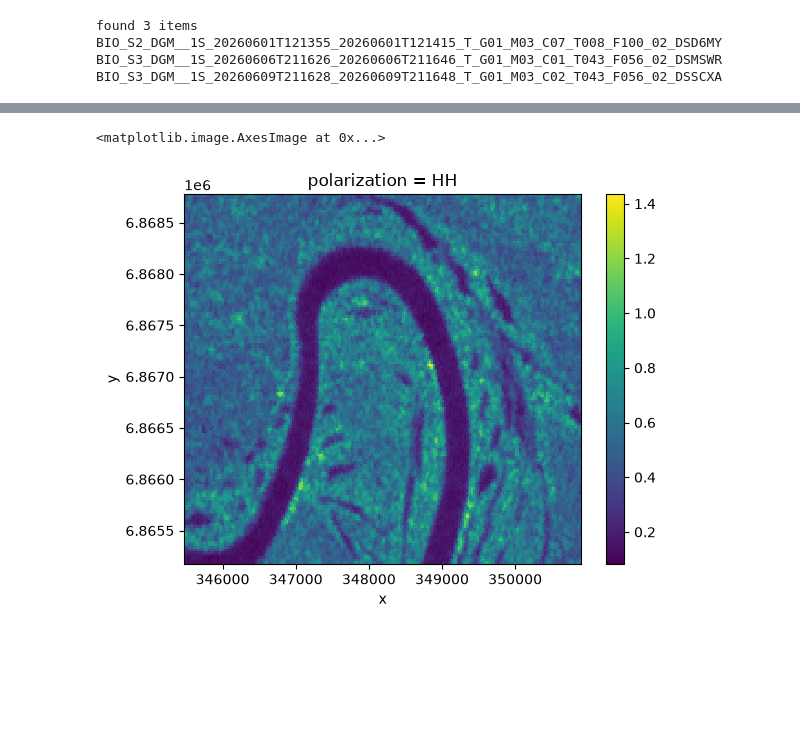
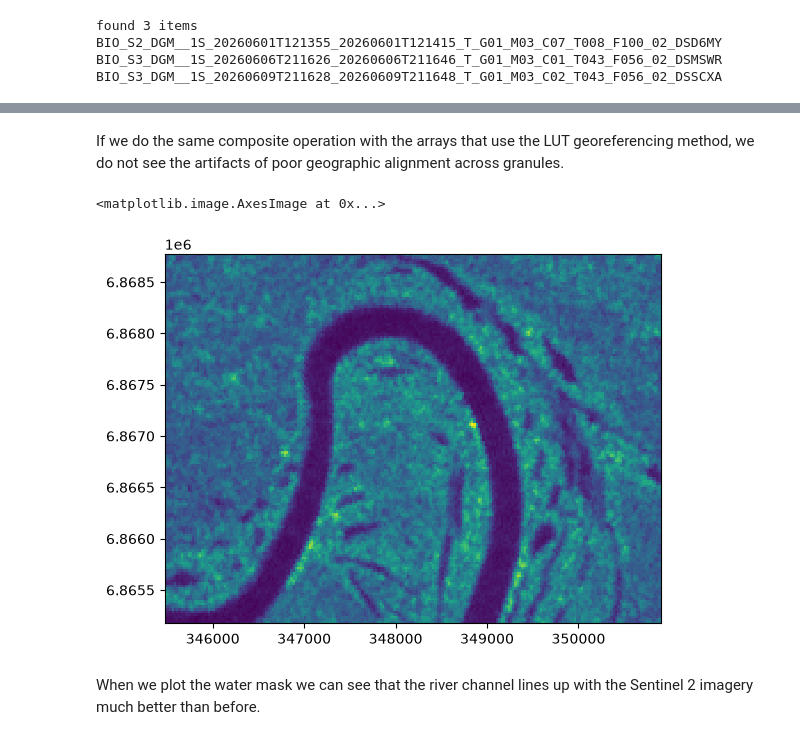
Before and after one commit to MAAP-Project/esa-biomass-gamma0, a Jupyter notebook: docs/georeferencing.ipynb, the cells around one changed output, grey strips where cells are left out. Drawn from its saved outputs; the diff is of its cells as text; code cells hidden in the pictures; blank space fills up the shorter version.

```diff
--- a/docs/georeferencing.ipynb
+++ b/docs/georeferencing.ipynb
@@ -63,7 +129,7 @@ client = Client.open(STAC_API_URL)
 
 search = client.search(
     collections="BiomassLevel1b",
-    intersects=box(*BBOX),
+    intersects=box(*bbox),
     datetime="2026-06-01T00:00:00Z/2026-06-12T00:00:00Z",
     sortby="datetime",
     max_items=6,
@@ -247,13 +301,14 @@ plt.show()
 with rasterio.Env(GDAL_HTTP_HEADERS=f"Authorization: Bearer {token}"):
     with rasterio.open(items[0].assets["enclosure_tiff"].href) as src:
         reprojected = np.full(
-            (len(items), src.count, TARGET_HEIGHT, TARGET_WIDTH),
+            (len(items), src.count, target_height, target_width),
             np.nan,
             dtype=src.meta["dtype"],
         )
 
     for i, item in enumerate(items):
         # Fetch the LUT and annotation directly into memory.
+        print(f"loading the LUT data for item {item.id}")
         asset_bytes = {}
         for key in ("enclosure_nc", "enclosure_annot_xml"):
             parsed_url = urlsplit(item.assets[key].href)
@@ -274,6 +329,9 @@ with rasterio.Env(GDAL_HTTP_HEADERS=f"Authorization: Bearer {token}"):
             latitude_lut = np.asarray(lut["geometry/latitude"][:], dtype="float64")
             lut_azimuth = np.asarray(lut["relativeAzimuthTimeRGC"][:], dtype="float64")
             lut_slant_range = np.asarray(lut["slantRangeTimeRGC"][:], dtype="float64")
+            print(
+                f"found {len(longitude_lut)} longitude values and {len(latitude_lut)} latitude values"
+            )
 
         sar_image = ElementTree.fromstring(asset_bytes["enclosure_annot_xml"]).find(
             "sarImage"
@@ -330,8 +388,22 @@ with rasterio.Env(GDAL_HTTP_HEADERS=f"Authorization: Bearer {token}"):
                 src_geoloc_array=geolocation,
                 src_crs=CRS.from_string("EPSG:4326"),
                 src_nodata=src.nodata,
-                dst_transform=TARGET_TRANSFORM,
-                dst_crs=CRS,
+                dst_transform=target_transform,
+                dst_crs=crs,
                 dst_nodata=np.nan,
                 resampling=Resampling.nearest,
             )
+
+lut_da = xr.DataArray(
+    reprojected,
+    dims=("id", "polarization", "y", "x"),
+    coords={
+        "id": [item.id for item in items],
+        "polarization": list(POLARIZATIONS),
+        "x": x,
+        "y": y,
+    },
+    attrs={"crs": bbox, "transform": tuple(target_transform)},
+)
+
+lut_water_mask = water_mask(lut_da)
@@ -338,20 +417,12 @@ with rasterio.Env(GDAL_HTTP_HEADERS=f"Authorization: Bearer {token}"):
-# %%
-lut_da = xr.DataArray(
-    reprojected,
-    dims=("id", "polarization", "y", "x"),
-    coords={
-        "id": [item.id for item in items],
-        "polarization": list(POLARIZATIONS),
-        "x": x,
-        "y": y,
-    },
-    attrs={"crs": CRS, "transform": tuple(TARGET_TRANSFORM)},
-)
-
-lut_water_mask = water_mask(lut_da)
+# %% [markdown]
+If we do the same composite operation with the arrays that use the LUT georeferencing method, we do not see the artifacts of poor geographic alignment across granules.
 # %%
-lut_da.isel(polarization=0).mean(dim="id").plot.imshow()
+lut_da.isel(polarization=0).mean(dim="id").plot.imshow(
+    add_colorbar=False, add_labels=False
+)
 # %% [output]
 <matplotlib.image.AxesImage at 0x...>
-[figure, old version]
+[figure, new version]
+# %% [markdown]
+When we plot the water mask we can see that the river channel lines up with the Sentinel 2 imagery much better than before.
 # %%
```
Also changed, not shown: parts of 28 cells of this notebook, 6 other files.
